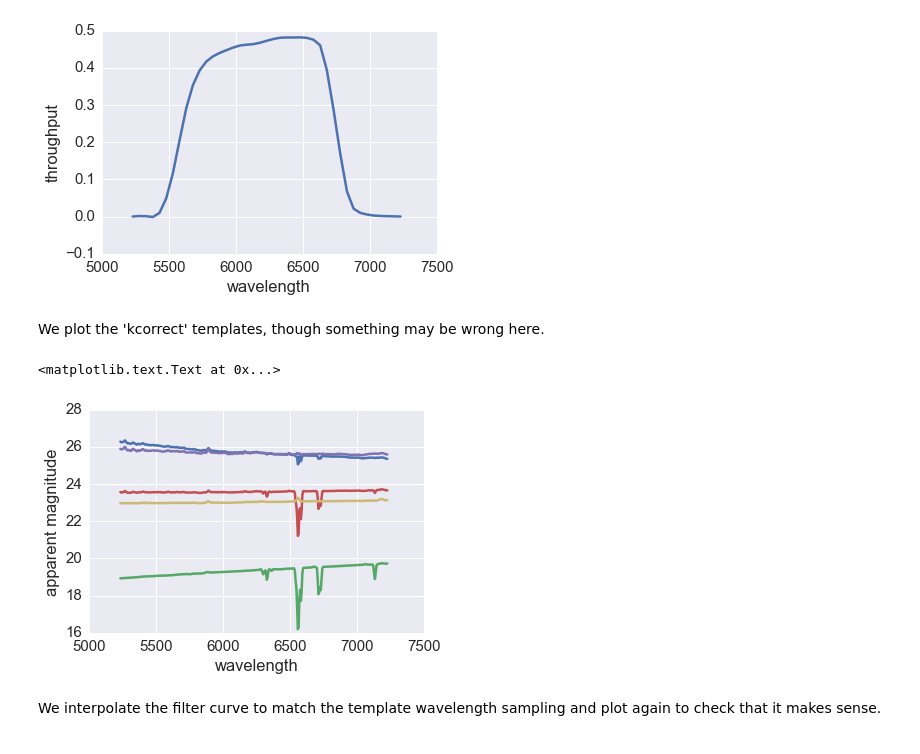
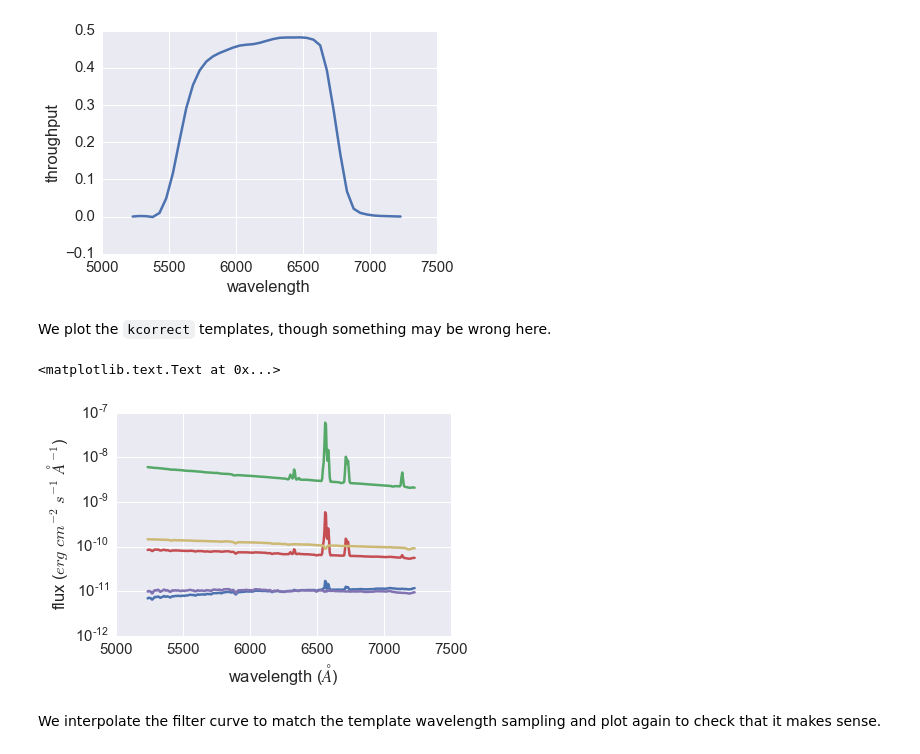
Before and after one commit to aimalz/pretzal, a Jupyter notebook: code/data-exploration.ipynb, the cells around one changed output. Cells and saved outputs as stored; diff of their text form; code cells hidden in the pictures.

```diff
--- a/code/data-exploration.ipynb
+++ b/code/data-exploration.ipynb
@@ -96,0 +26,17 @@ plt.xlabel(r'$z$')
+# %%
+x_data = np.loadtxt(datadir+'X_train_A.dat')
+y_data = np.loadtxt(datadir+'Y_train_A.dat')
+coeffs = np.loadtxt(datadir+'COEFFS_train_A.dat')
+
+gr = x_data[:,0]
+ri = x_data[:,1]
+iz = x_data[:,2]
+zy = x_data[:,3]
+r = x_data[:,-2]
+dm = x_data[:,-1]
+
+redshift = y_data[:,0]
+mass = y_data[:,1]
+size = y_data[:,2]
+
+ngals = len(x_data)
@@ -121,32 +73,33 @@ plt.ylabel('throughput')
 <matplotlib.text.Text at 0x...>
 [figure]
 # %% [markdown]
-We plot the 'kcorrect' templates, though something may be wrong here.
+We plot the `kcorrect` templates, though something may be wrong here.
 # %%
 with open(datadir+'lambda.default.dat','rb') as csvfile:
     tuples = (line.split(None) for line in csvfile)
     t_lambda = [np.float(pair[0]) for pair in tuples]
     t_lambda = np.array(t_lambda[1:])
     lambda_difs = t_lambda[1:]-t_lambda[:-1]
 
     t_lambda_r_ind_lo = np.where(t_lambda<max(r_lambda))
     t_lambda_r_ind_hi = np.where(t_lambda>min(r_lambda))
     t_lambda_r_ind = np.intersect1d(t_lambda_r_ind_lo,t_lambda_r_ind_hi)
 
 with open(datadir+'vmatrix.default.dat','rb') as csvfile:
     tuples = (line.split(None) for line in csvfile)
 
     templates = [np.float(pair[0]) for pair in tuples]
     templates = np.array(templates[1:])
     templates = np.array(np.split(templates, 5))
 
 for t in range(len(templates)):
-    plt.plot(t_lambda[t_lambda_r_ind],-2.5*np.log10(lambda_difs[t_lambda_r_ind]*templates[t][t_lambda_r_ind]))
-plt.xlabel('wavelength')
-plt.ylabel('apparent magnitude')
+    plt.plot(t_lambda[t_lambda_r_ind],templates[t][t_lambda_r_ind])#*lambda_difs[t_lambda_r_ind]*
+plt.semilogy()
+plt.xlabel(r'wavelength ($\AA$)')
+plt.ylabel(r'flux ($erg\ cm^{-2}\ s^{-1}\ \AA^{-1}$)')
 # %% [output]
 <matplotlib.text.Text at 0x...>
-[figure, old version]
+[figure, new version]
 # %% [markdown]
 We interpolate the filter curve to match the template wavelength sampling and plot again to check that it makes sense.
 # %%
```
Also changed, not shown: parts of 33 cells of this notebook.
